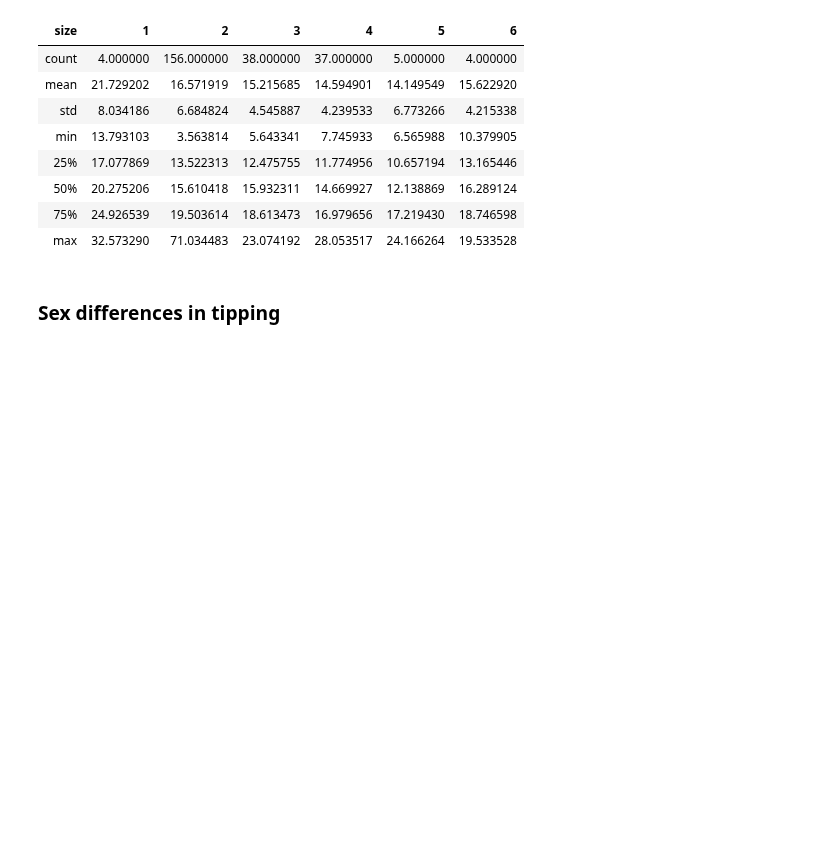
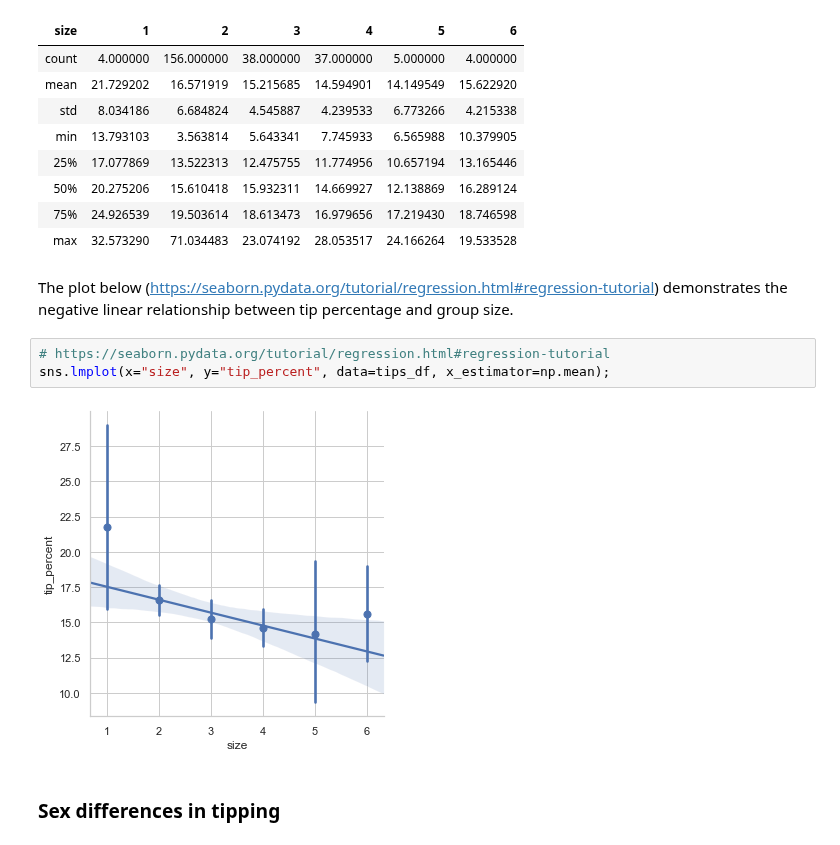
Before and after one commit to jennifer-ryan/fundamentals-project, a Jupyter notebook: tips_dataset_analysis.ipynb, the cells around one changed output. Drawn from its saved outputs; the diff is of its cells as text; blank space fills up the shorter version.

```diff
--- a/tips_dataset_analysis.ipynb
+++ b/tips_dataset_analysis.ipynb
@@ -542,6 +542,13 @@ tips_df.pivot(columns='size', values='tip_percent').describe()
 | 50% | 20.275206 | 15.610418 | 15.932311 | 14.669927 | 12.138869 | 16.289124 |
 | 75% | 24.926539 | 19.503614 | 18.613473 | 16.979656 | 17.219430 | 18.746598 |
 | max | 32.573290 | 71.034483 | 23.074192 | 28.053517 | 24.166264 | 19.533528 |
+# %% [markdown]
+The plot below (https://seaborn.pydata.org/tutorial/regression.html#regression-tutorial) demonstrates the negative linear relationship between tip percentage and group size.
+# %%
+# https://seaborn.pydata.org/tutorial/regression.html#regression-tutorial
+sns.lmplot(x="size", y="tip_percent", data=tips_df, x_estimator=np.mean);
+# %% [output]
+[figure, added]
 # %% [markdown]
 ### Sex differences in tipping
 # %% [markdown]
```
Also changed, not shown: parts of 28 cells of this notebook.
